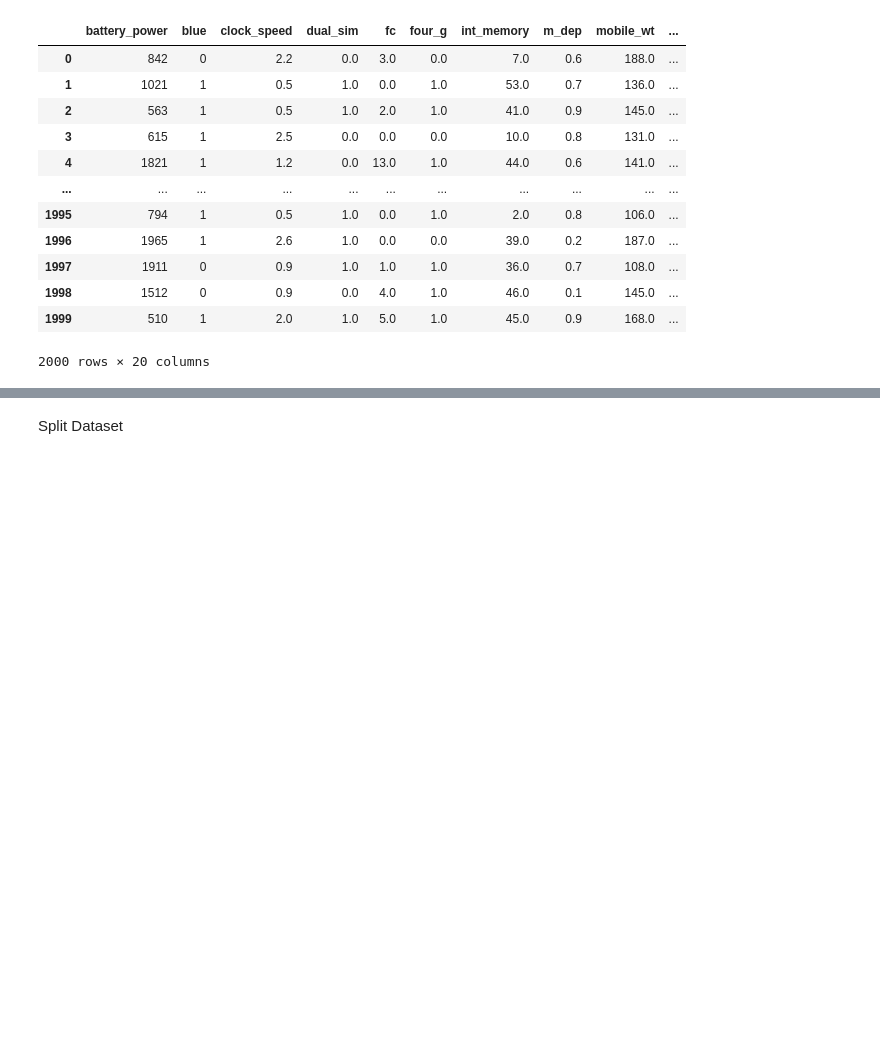
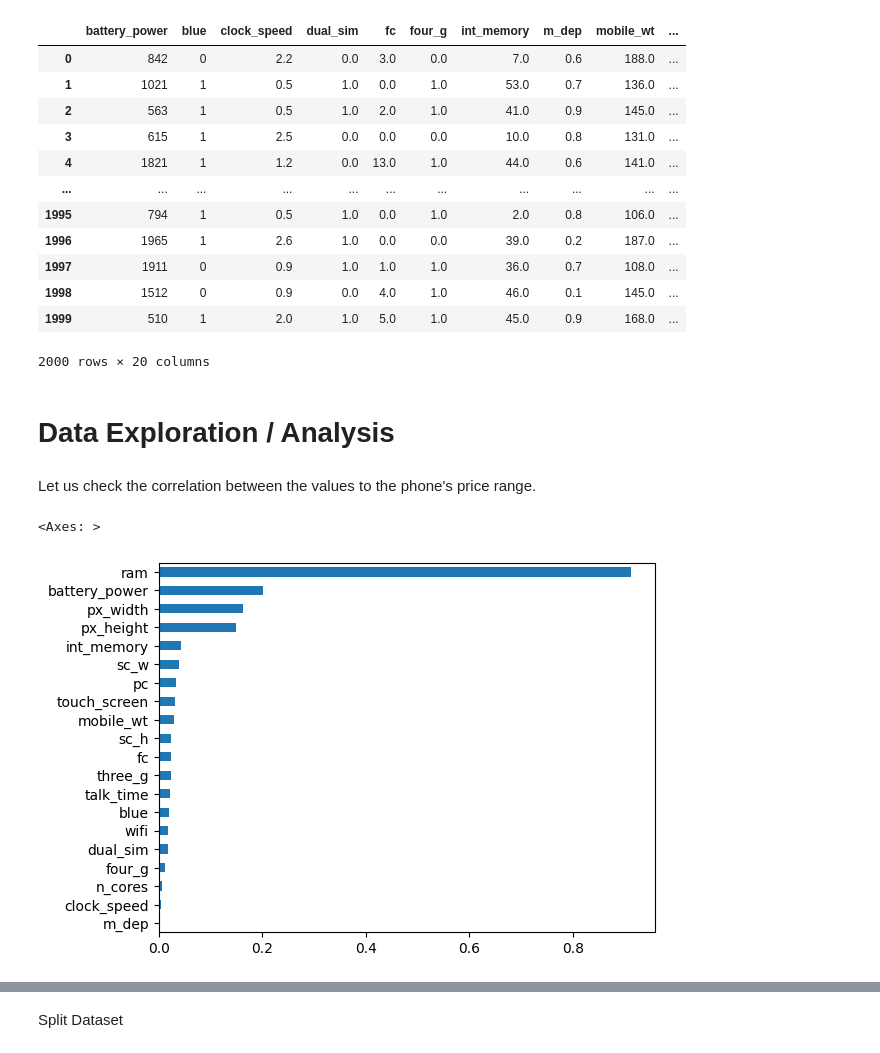
Before and after one commit to 2shashank11/Mobile-Price-Prediction, a Jupyter notebook: main.ipynb, the cells around one changed output, grey strips where cells are left out. Cells and saved outputs as stored; diff of their text form; code cells hidden in the pictures; blank space fills up the shorter version.

```diff
--- a/main.ipynb
+++ b/main.ipynb
@@ -258,3 +233,7 @@ X
 | 1998 | 1512 | 0 | 0.9 | 0.0 | 4.0 | 1.0 | 46.0 | 0.1 | 145.0 | ... |
 | 1999 | 510 | 1 | 2.0 | 1.0 | 5.0 | 1.0 | 45.0 | 0.9 | 168.0 | ... |
 2000 rows × 20 columns
+# %% [markdown]
+# Data Exploration / Analysis
+# %% [markdown]
+Let us check the correlation between the values to the phone's price range.
@@ -260,0 +243,19 @@ X
+# %%
+corr_arr = []
+name_arr = []
+
+
+for col in range(len(df.columns)):
+    if df.columns[col] == "price_range":
+        continue
+
+    name_arr.append(df.columns[col])
+
+    corr = df.corr()["price_range"][col]
+    if corr < 0: corr *= -1
+    corr_arr.append(corr)
+
+pd.Series(corr_arr, name_arr).sort_values().plot(kind="barh")
+# %% [output]
+<Axes: >
+[figure, added]
```
Also changed, not shown: parts of 48 cells of this notebook.
